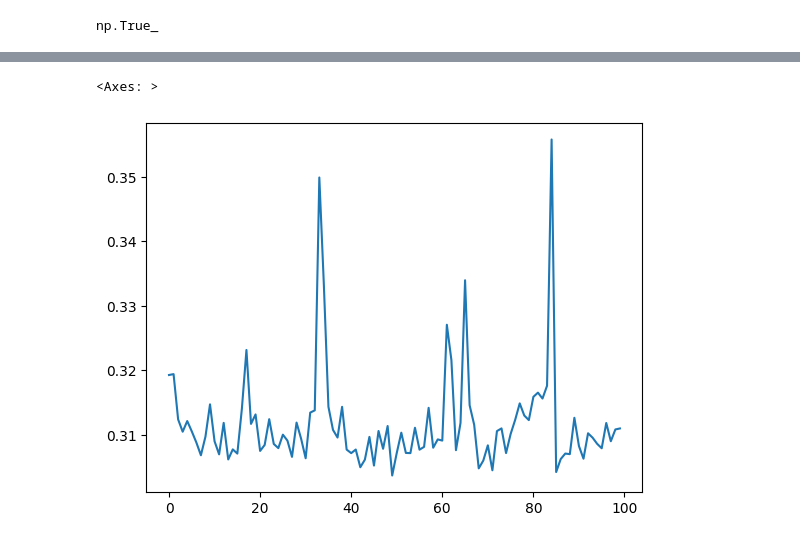
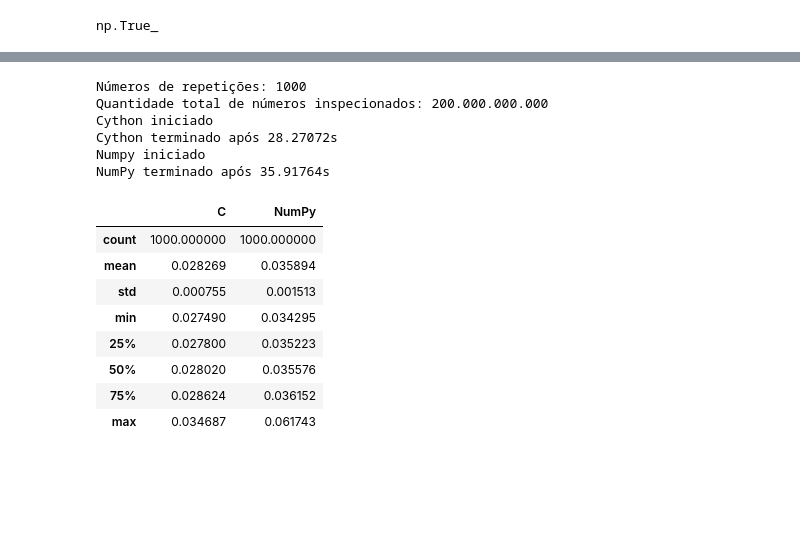
Before and after one commit to marcuscostagraciano/TCC-BSI, a Jupyter notebook: main.ipynb, the cells around one changed output, grey strips where cells are left out. Saved outputs shown, nothing was run; the diff lists cells and outputs as text; code cells hidden in the pictures; blank space fills up the shorter version.

```diff
--- a/main.ipynb
+++ b/main.ipynb
@@ -93,9 +43,56 @@ plt.plot(tempos_get_max_value_C)
-# %%
-import seaborn as sns
-
-sns.lineplot(
-    tempos_get_max_value_C,
-)
-# %% [output]
-<Axes: >
-[figure, removed]
+# %%
+NUM_REPETICOES: Final[int] = 1_000
+TOTAL_NUMEROS_INSPECIONADOS: int = NUM_REPETICOES * NUM_REGISTROS * 2 # O 2 vem do Cython e do NumPy
+TOTAL_FORMATADO: str = f"{TOTAL_NUMEROS_INSPECIONADOS:,.0f}".replace(',', '.')
+
+print(f"Números de repetições: {NUM_REPETICOES}")
+print(f"Quantidade total de números inspecionados: {TOTAL_FORMATADO}")
+
+print("Cython iniciado")
+t1 = time.time()
+
+# O Timeit usa o "perf_counter" como timer padrão
+# Fonte: https://docs.python.org/3/library/timeit.html#timeit.default_timer
+tempos_get_max_value_C: list[float] = timeit.repeat(
+    "get_max_value_C(ARRAY_NUMEROS)",
+    globals=globals(),
+    repeat=NUM_REPETICOES,
+    number=1,
+)
+print(f"Cython terminado após {time.time() - t1:.5f}s")
+
+print("Numpy iniciado")
+t1 = time.time()
+tempos_get_max_value_np: list[float] = timeit.repeat(
+    "np.max(ARRAY_NUMEROS)",
+    globals=globals(),
+    repeat=NUM_REPETICOES,
+    number=1,
+)
+print(f"NumPy terminado após {time.time() - t1:.5f}s")
+
+tempos_get_max_value = pd.DataFrame(
+    data={
+        "C": tempos_get_max_value_C,
+        "NumPy": tempos_get_max_value_np,
+    }
+)
+# %% [output]
+Números de repetições: 1000
+Quantidade total de números inspecionados: 200.000.000.000
+Cython iniciado
+Cython terminado após 28.27072s
+Numpy iniciado
+NumPy terminado após 35.91764s
+# %%
+tempos_get_max_value.describe()
+# %% [output]
+|  | C | NumPy |
+| count | 1000.000000 | 1000.000000 |
+| mean | 0.028269 | 0.035894 |
+| std | 0.000755 | 0.001513 |
+| min | 0.027490 | 0.034295 |
+| 25% | 0.027800 | 0.035223 |
+| 50% | 0.028020 | 0.035576 |
+| 75% | 0.028624 | 0.036152 |
+| max | 0.034687 | 0.061743 |
```
Also changed, not shown: parts of 15 cells of this notebook.
